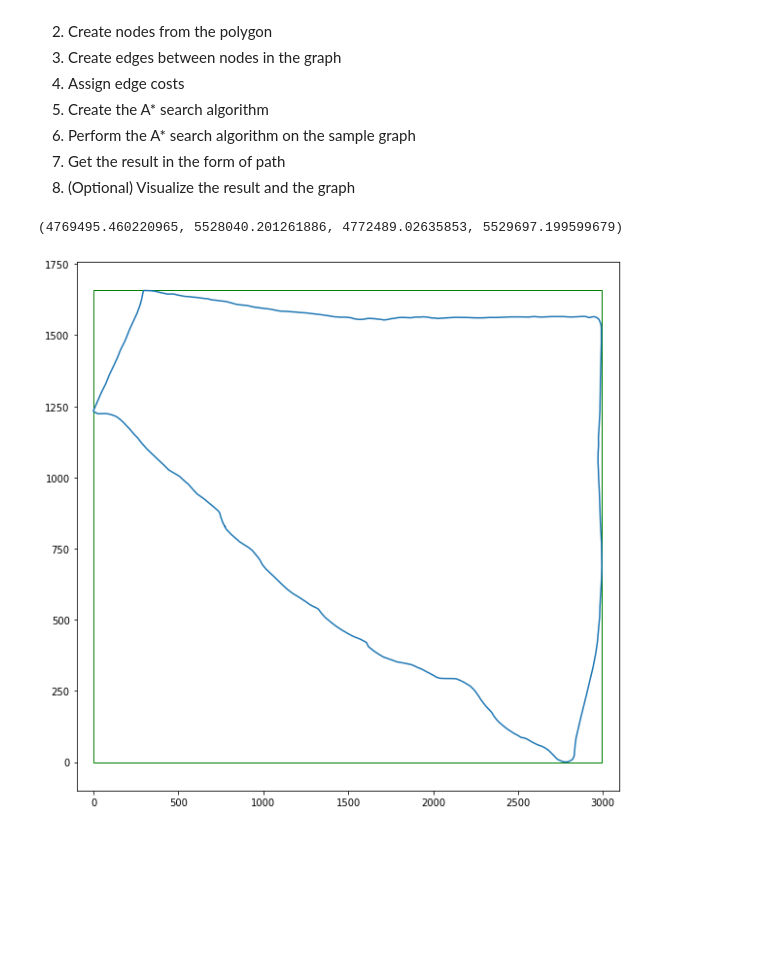
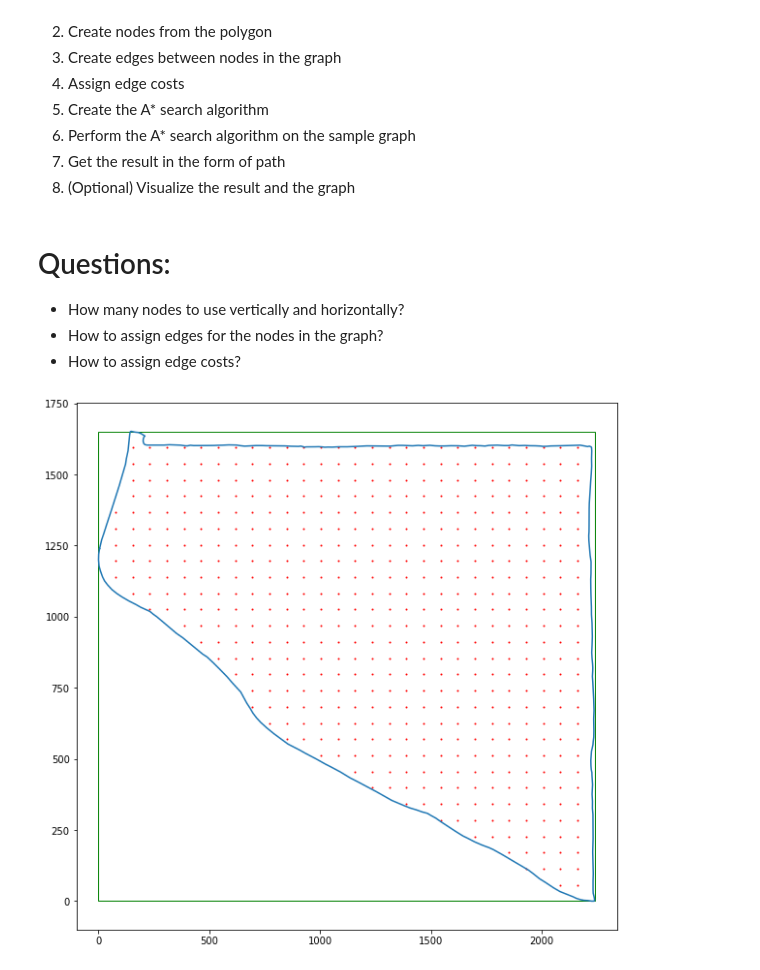
Before and after one commit to Faranio/Path_Planning, a Jupyter notebook: Pipeline.ipynb, the cells around one changed output. Cells and saved outputs as stored; diff of their text form; code cells hidden in the pictures; blank space fills up the shorter version.

Commit message:
Add point grid to the graph

```diff
--- a/Pipeline.ipynb
+++ b/Pipeline.ipynb
@@ -9,5 +9,10 @@
 6. Perform the A* search algorithm on the sample graph
 7. Get the result in the form of path
 8. (Optional) Visualize the result and the graph
+# %% [markdown]
+# Questions:
+- How many nodes to use vertically and horizontally?
+- How to assign edges for the nodes in the graph?
+- How to assign edge costs?
 # %%
 from matplotlib.patches import Rectangle
@@ -21,22 +24,36 @@ index = 2
-# %%
-shp_file.geometry[index].bounds
-# %% [output]
-(4769495.460220965, 5528040.201261886, 4772489.02635853, 5529697.199599679)
 # %%
+shp_file = gpd.read_file("Data/polygons.shp")
+index = 9
+point_num = 30
+polygon = Polygon(shp_file["geometry"][index])
+
 min_x = shp_file.geometry[index].bounds[0]
 min_y = shp_file.geometry[index].bounds[1]
 width = shp_file.geometry[index].bounds[2] - shp_file.geometry[index].bounds[0]
 height = shp_file.geometry[index].bounds[3] - shp_file.geometry[index].bounds[1]
 
 fig, ax = plt.subplots(figsize=(10, 10))
 ax.add_patch(Rectangle((0, 0), width, height, fc='None', ec='g', lw=1))
 
+x = np.linspace(min_x, min_x + width, point_num)
+y = np.linspace(min_y, min_y + height, point_num)
+coords = [[], []]
+
+for i in x:
+    for j in y:
+        point = Point(i, j)
+        if polygon.contains(point):
+            coords[0].append(i - min_x)
+            coords[1].append(j - min_y)
+
 plt.xlim([-100, width + 100])
 plt.ylim([-100, height + 100])
 
 plt.plot(shp_file.geometry[index].boundary.coords.xy[0] - np.array(min_x),
          shp_file.geometry[index].boundary.coords.xy[1] - np.array(min_y))
 
+plt.scatter(coords[0], coords[1], s=1, c='r')
+
 plt.show()
 # %% [output]
-[figure, old version]
+[figure, new version]
```
Also changed, not shown: parts of 2 cells of this notebook.
